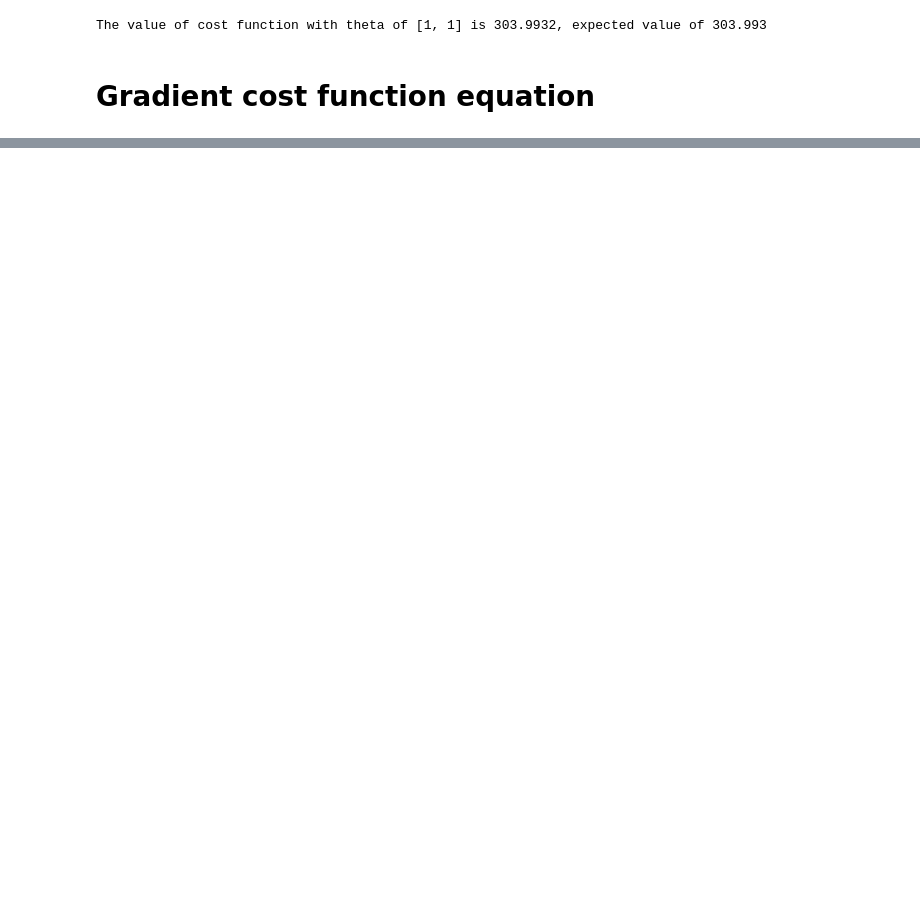
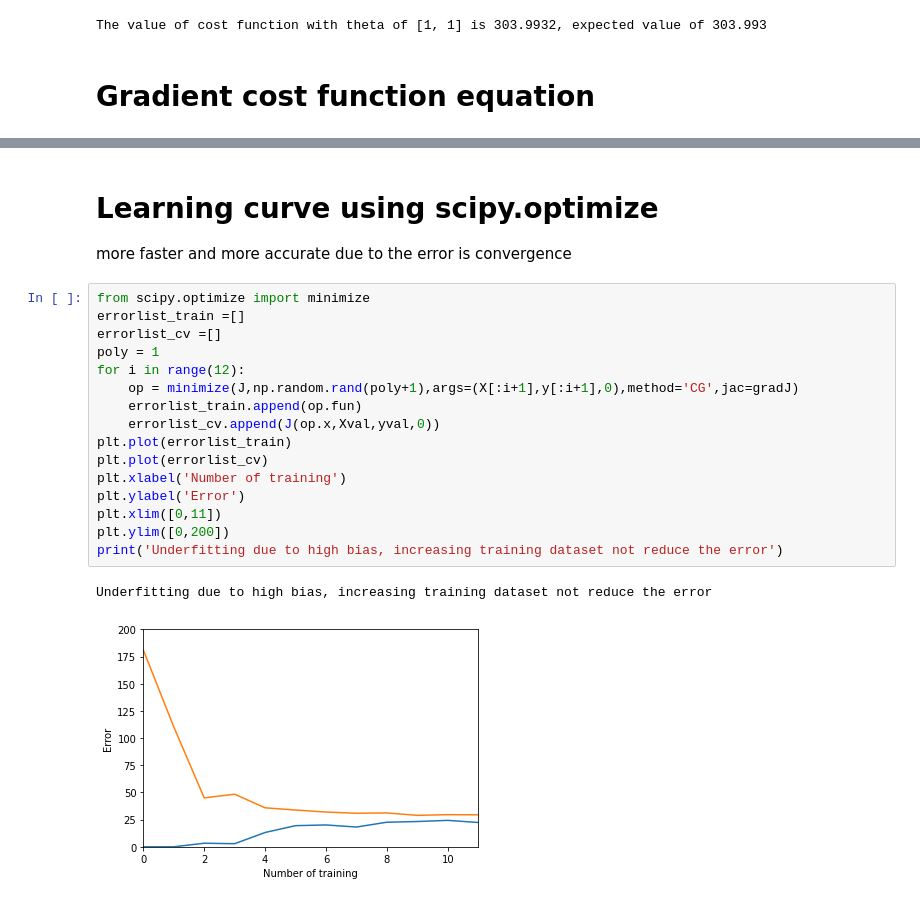
Before and after one commit to ChandraLiuswanto/MLE_test, a Jupyter notebook: Linear Regression Bias Variance/main.ipynb, the cells around one changed output, grey strips where cells are left out. Drawn from its saved outputs; the diff is of its cells as text; blank space fills up the shorter version.

```diff
--- a/Linear Regression Bias Variance/main.ipynb
+++ b/Linear Regression Bias Variance/main.ipynb
@@ -77,0 +132,22 @@ plotscatter(theta_init)
+# %% [markdown]
+# Learning curve using scipy.optimize
+more faster and more accurate due to the error is convergence
+# %%
+from scipy.optimize import minimize
+errorlist_train =[]
+errorlist_cv =[]
+poly = 1
+for i in range(12):
+    op = minimize(J,np.random.rand(poly+1),args=(X[:i+1],y[:i+1],0),method='CG',jac=gradJ)
+    errorlist_train.append(op.fun)
+    errorlist_cv.append(J(op.x,Xval,yval,0))
+plt.plot(errorlist_train)
+plt.plot(errorlist_cv)
+plt.xlabel('Number of training')
+plt.ylabel('Error')
+plt.xlim([0,11])
+plt.ylim([0,200])
+print('Underfitting due to high bias, increasing training dataset not reduce the error')
+# %% [output]
+Underfitting due to high bias, increasing training dataset not reduce the error
+[figure, added]
```
Also changed, not shown: parts of 18 cells of this notebook.
